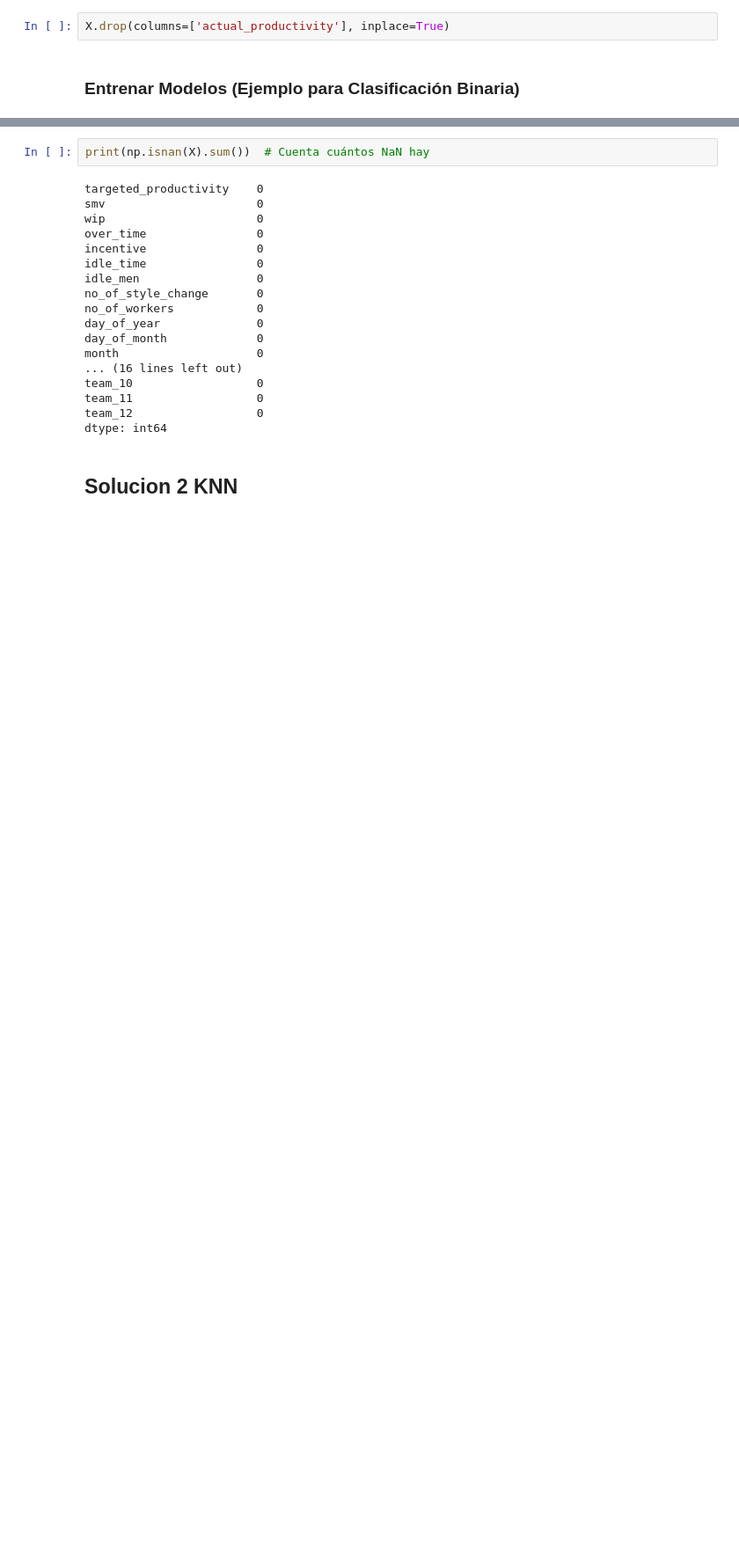
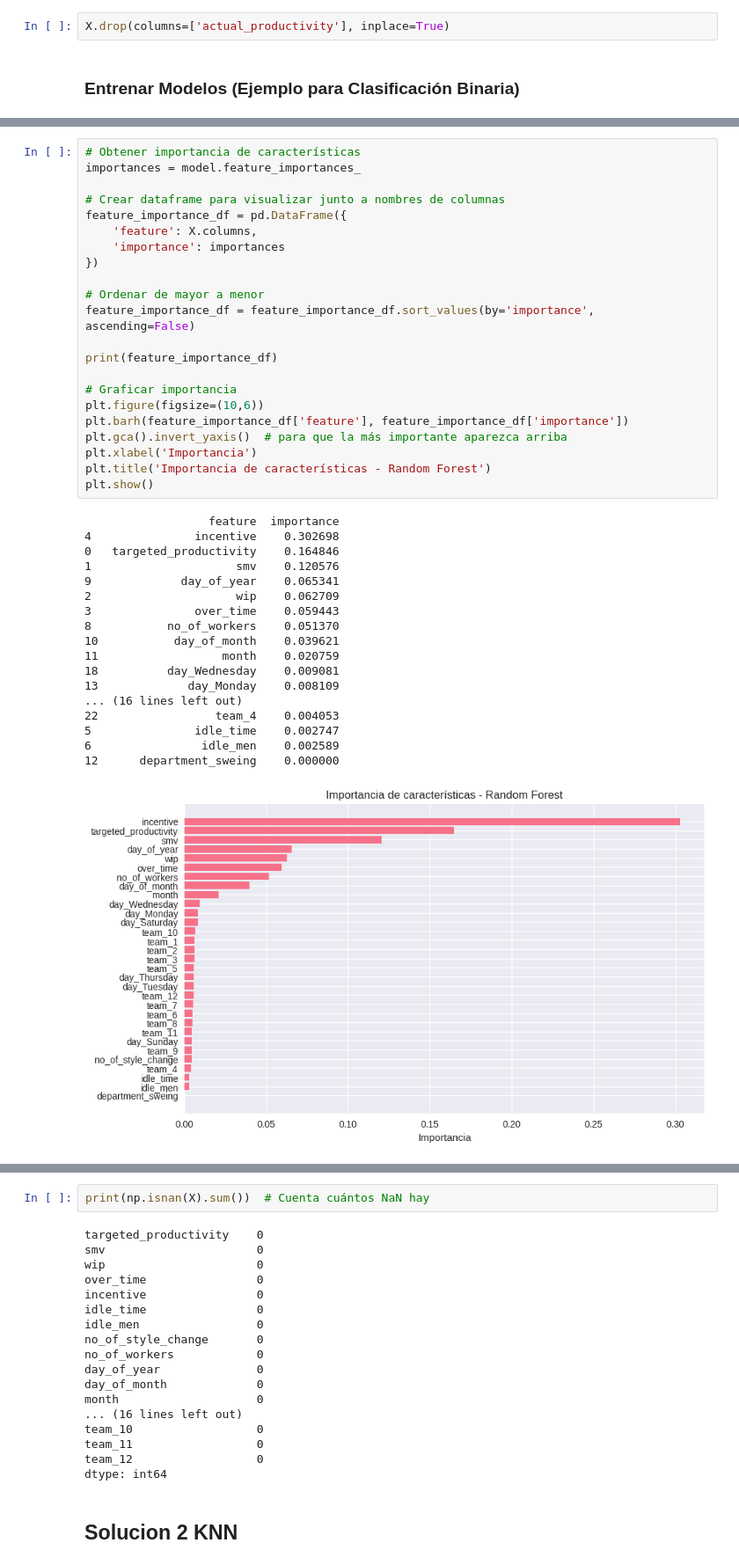
Before and after one commit to apovisr/PUCP_machine-learning, a Jupyter notebook: garment_productivity.ipynb, the cells around one changed output, grey strips where cells are left out. Shown at 88% size. Cells and saved outputs as stored; diff of their text form; blank space fills up the shorter version.

```diff
--- a/garment_productivity.ipynb
+++ b/garment_productivity.ipynb
@@ -347,3 +387,44 @@ Precisión (Binaria): 0.8928571428571429
+# %%
+# Obtener importancia de características
+importances = model.feature_importances_
+
+# Crear dataframe para visualizar junto a nombres de columnas
+feature_importance_df = pd.DataFrame({
+    'feature': X.columns,
+    'importance': importances
+})
+
+# Ordenar de mayor a menor
+feature_importance_df = feature_importance_df.sort_values(by='importance', ascending=False)
+
+print(feature_importance_df)
+
+# Graficar importancia
+plt.figure(figsize=(10,6))
+plt.barh(feature_importance_df['feature'], feature_importance_df['importance'])
+plt.gca().invert_yaxis()  # para que la más importante aparezca arriba
+plt.xlabel('Importancia')
+plt.title('Importancia de características - Random Forest')
+plt.show()
+# %% [output]
+                  feature  importance
+4               incentive    0.302698
+0   targeted_productivity    0.164846
+1                     smv    0.120576
+9             day_of_year    0.065341
+2                     wip    0.062709
+3               over_time    0.059443
+8           no_of_workers    0.051370
+10           day_of_month    0.039621
+11                  month    0.020759
+18          day_Wednesday    0.009081
+13             day_Monday    0.008109
+... (16 lines left out)
+22                 team_4    0.004053
+5               idle_time    0.002747
+6                idle_men    0.002589
+12      department_sweing    0.000000
+[figure, added]
 # %%
 from sklearn.tree import DecisionTreeClassifier
 from sklearn.metrics import accuracy_score
```
Also changed, not shown: parts of 12 cells of this notebook.
